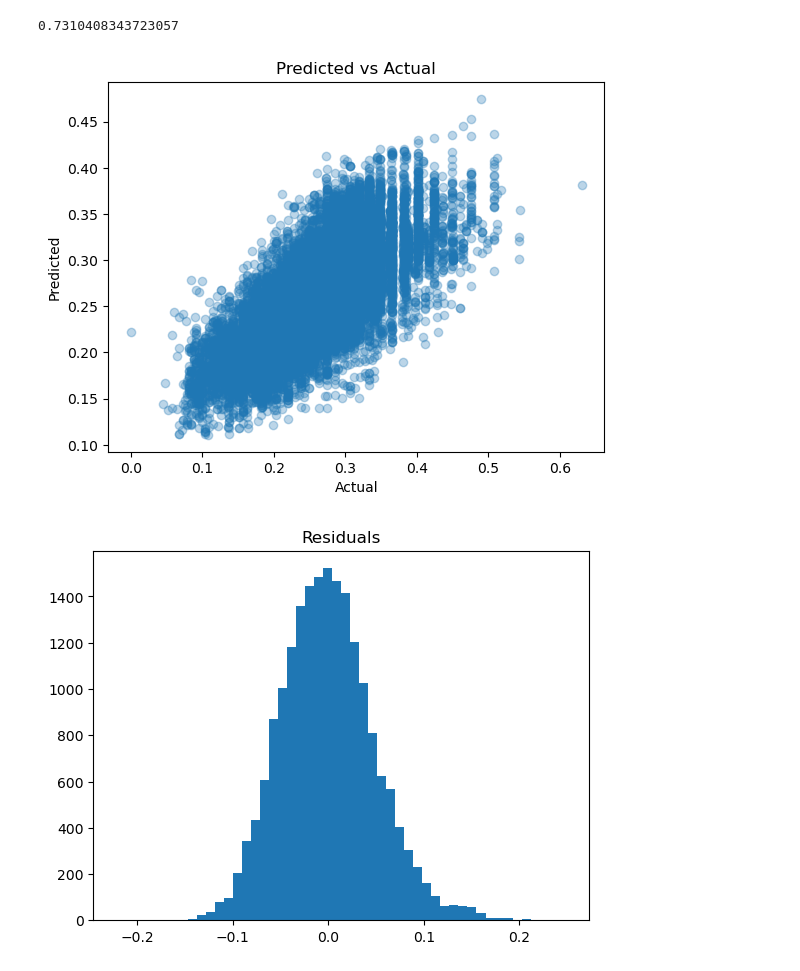
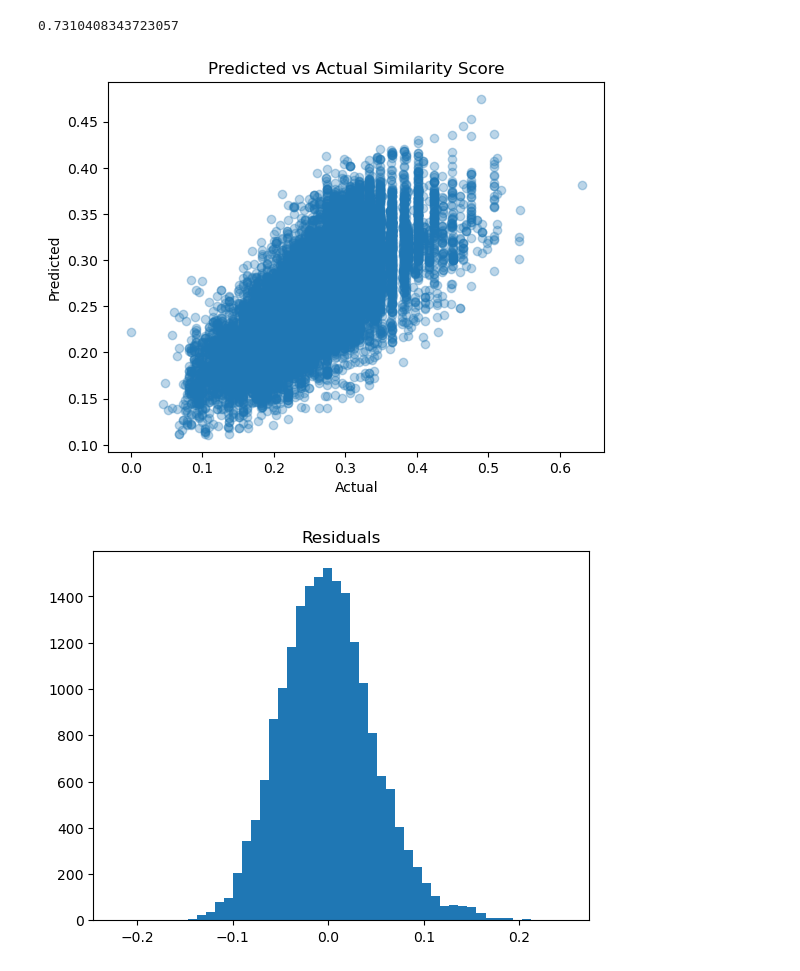
Before and after one commit to sibhi-sakthivel/chem277a-final-project, a Jupyter notebook: Project2_Chem277A_v3.ipynb, the cells around one changed output. Saved outputs shown, nothing was run; the diff lists cells and outputs as text; code cells hidden in the pictures.

```diff
--- a/Project2_Chem277A_v3.ipynb
+++ b/Project2_Chem277A_v3.ipynb
@@ -2040,10 +2027,10 @@ import umap.umap_ as umap
 #umap_model = umap.UMAP(n_neighbors=10, min_dist=0.2, n_epochs=200, random_state=42)
 #X_umap = umap_model.fit_transform(X)
 
-X_umap = umap.UMAP().fit_transform(X_scaled)
+#X_umap = umap.UMAP().fit_transform(X_scaled)
 
-model_df["UMAP1"] = X_umap[:,0]
-model_df["UMAP2"] = X_umap[:,1]
+#model_df["UMAP1"] = X_umap[:,0]
+#model_df["UMAP2"] = X_umap[:,1]
 # %% [markdown]
 ### Regression
 # %%
@@ -2096,10 +2085,10 @@ print(Correlation)
 # %%
 # Diagnostic plots
 plt.scatter(y_test, y_pred, alpha=0.3)
 plt.xlabel("Actual")
 plt.ylabel("Predicted")
-plt.title("Predicted vs Actual")
+plt.title("Predicted vs Actual Similarity Score")
 plt.show()
 # %% [output]
-[figure, old version]
+[figure, new version]
 # %%
```
Also changed, not shown: parts of 25 cells of this notebook.
